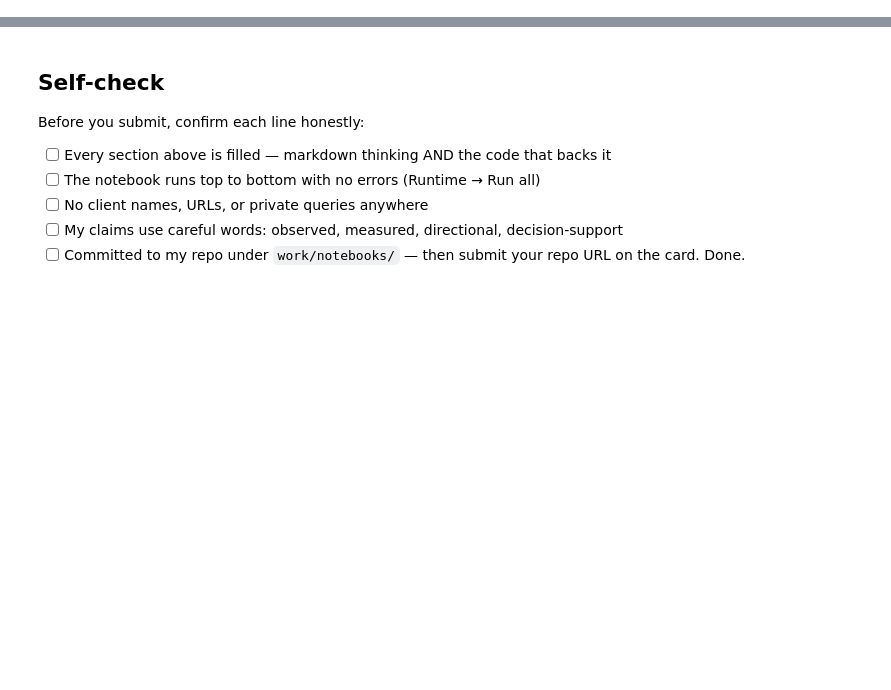
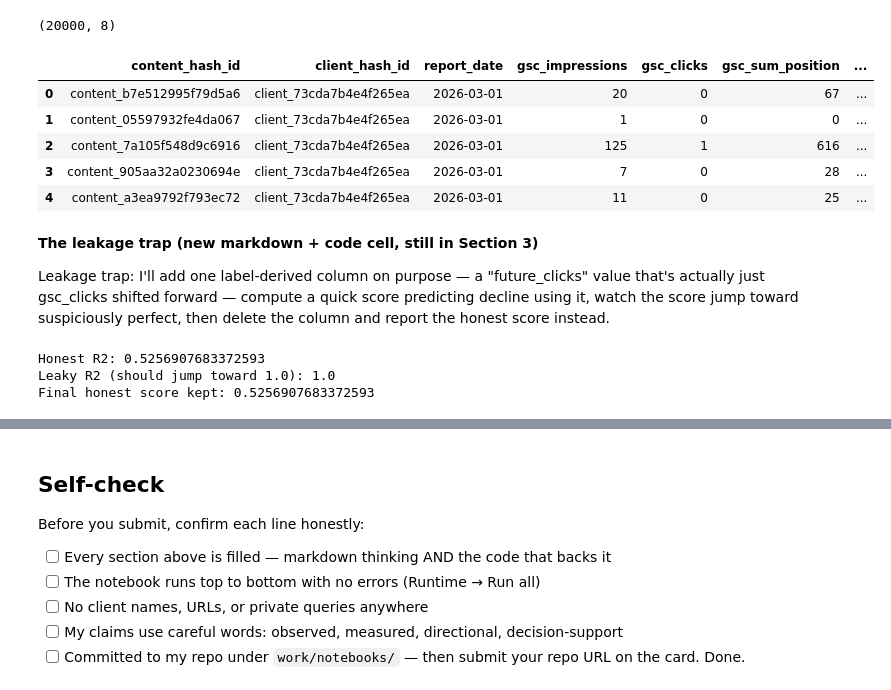
Before and after one commit to Hussainhhgh/flyrank-ml-internship, a Jupyter notebook: work/notebooks/w03_data_contract.ipynb, the cells around one changed output, grey strips where cells are left out. Cells and saved outputs as stored; diff of their text form; code cells hidden in the pictures; blank space fills up the shorter version.

```diff
--- a/work/notebooks/w03_data_contract.ipynb
+++ b/work/notebooks/w03_data_contract.ipynb
@@ -12,0 +9,12 @@ This skeleton is yours to fill. Work the sections **in order** — each one has
+# %%
+import duckdb
+from google.colab import userdata
+
+con = duckdb.connect()
+con.execute(f"CREATE SECRET (TYPE huggingface, TOKEN '{userdata.get('HF_TOKEN')}')")
+
+rel = "hf://datasets/FlyRank/internship-warehouse"
+result = con.sql(f"DESCRIBE SELECT * FROM read_parquet('{rel}/fact_content_daily_performance/month=2026-03/*.parquet') LIMIT 1")
+print(result)
+month_path = f"{rel}/fact_content_daily_performance/month=2026-03/*.parquet"
+print(month_path)
@@ -19,0 +137,54 @@ This skeleton is yours to fill. Work the sections **in order** — each one has
+# %%
+features = con.sql(f"""
+    SELECT content_hash_id, client_hash_id, report_date,
+           gsc_impressions, gsc_clicks, gsc_sum_position,
+           scroll_events, sessions_ai
+    FROM read_parquet('{month_path}')
+    WHERE gsc_data_available IS TRUE
+    LIMIT 20000
+""").df()
+print(features.shape)
+features.head()
+# %% [output]
+(20000, 8)
+|  | content_hash_id | client_hash_id | report_date | gsc_impressions | gsc_clicks | gsc_sum_position | ... |
+| 0 | content_b7e512995f79d5a6 | client_73cda7b4e4f265ea | 2026-03-01 | 20 | 0 | 67 | ... |
+| 1 | content_05597932fe4da067 | client_73cda7b4e4f265ea | 2026-03-01 | 1 | 0 | 0 | ... |
+| 2 | content_7a105f548d9c6916 | client_73cda7b4e4f265ea | 2026-03-01 | 125 | 1 | 616 | ... |
+| 3 | content_905aa32a0230694e | client_73cda7b4e4f265ea | 2026-03-01 | 7 | 0 | 28 | ... |
+| 4 | content_a3ea9792f793ec72 | client_73cda7b4e4f265ea | 2026-03-01 | 11 | 0 | 25 | ... |
+# %% [markdown]
+**The leakage trap (new markdown + code cell, still in Section 3)**
+
+Leakage trap: I'll add one label-derived column on purpose — a "future_clicks"
+value that's actually just gsc_clicks shifted forward — compute a quick score
+predicting decline using it, watch the score jump toward suspiciously perfect,
+then delete the column and report the honest score instead.
+# %%
+import numpy as np
+from sklearn.linear_model import LinearRegression
+from sklearn.metrics import r2_score
+
+# Build a fake "proxy target": next period clicks (this is realistic and fine)
+X = features[["gsc_impressions", "gsc_sum_position", "scroll_events", "sessions_ai"]].fillna(0)
+y = features["gsc_clicks"].fillna(0)
+
+# HONEST baseline model (no leakage)
+model_honest = LinearRegression().fit(X, y)
+score_honest = r2_score(y, model_honest.predict(X))
+print("Honest R2:", score_honest)
+
+# LEAKY version: sneak the label itself in as a "feature"
+X_leaky = X.copy()
+X_leaky["leaked_clicks"] = y  # the trap: this IS the target
+model_leaky = LinearRegression().fit(X_leaky, y)
+score_leaky = r2_score(y, model_leaky.predict(X_leaky))
+print("Leaky R2 (should jump toward 1.0):", score_leaky)
+
+# Remove the leak, keep the honest number
+del X_leaky["leaked_clicks"]
+print("Final honest score kept:", score_honest)
+# %% [output]
+Honest R2: 0.5256907683372593
+Leaky R2 (should jump toward 1.0): 1.0
+Final honest score kept: 0.5256907683372593
```
Also changed, not shown: parts of 16 cells of this notebook.
